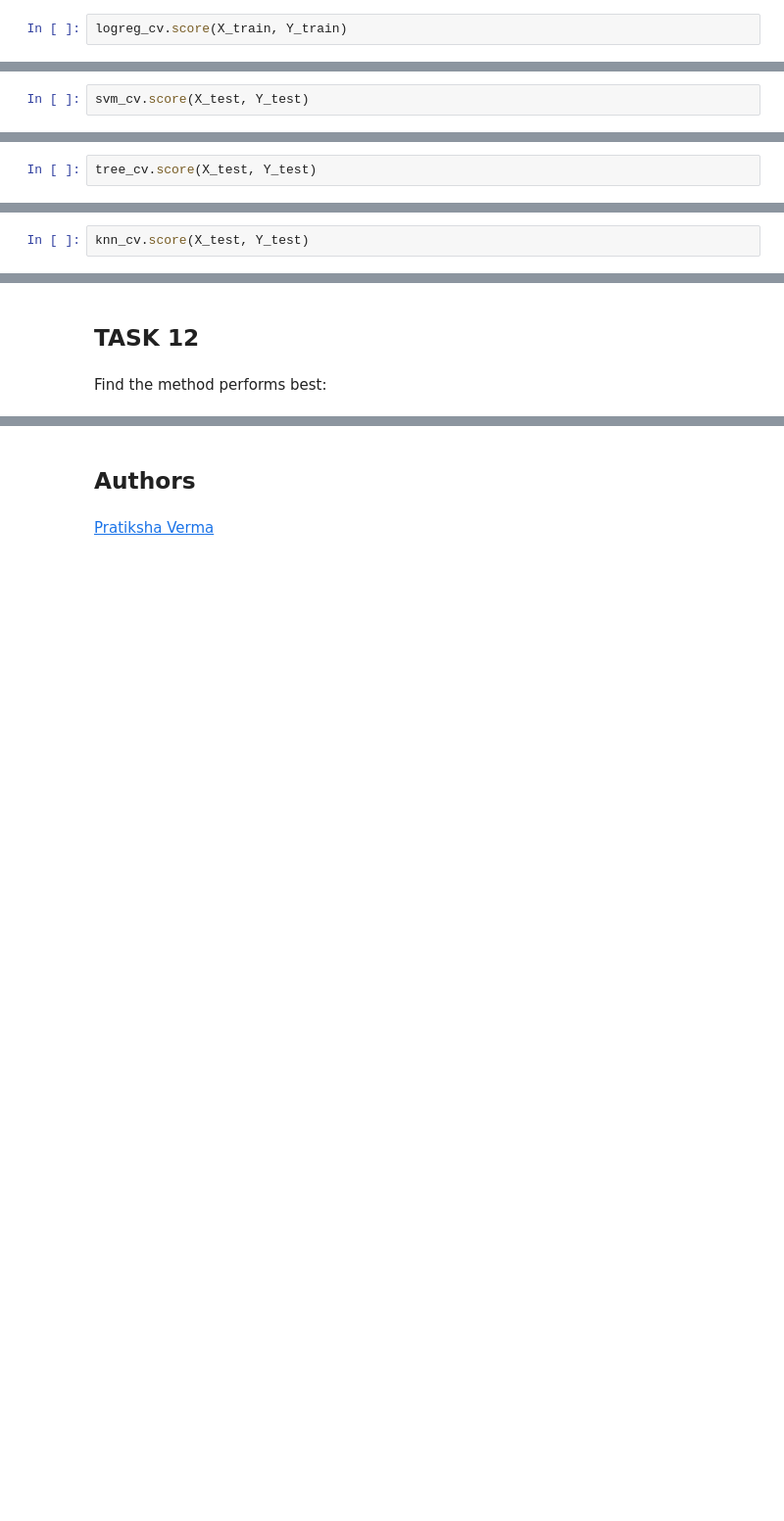
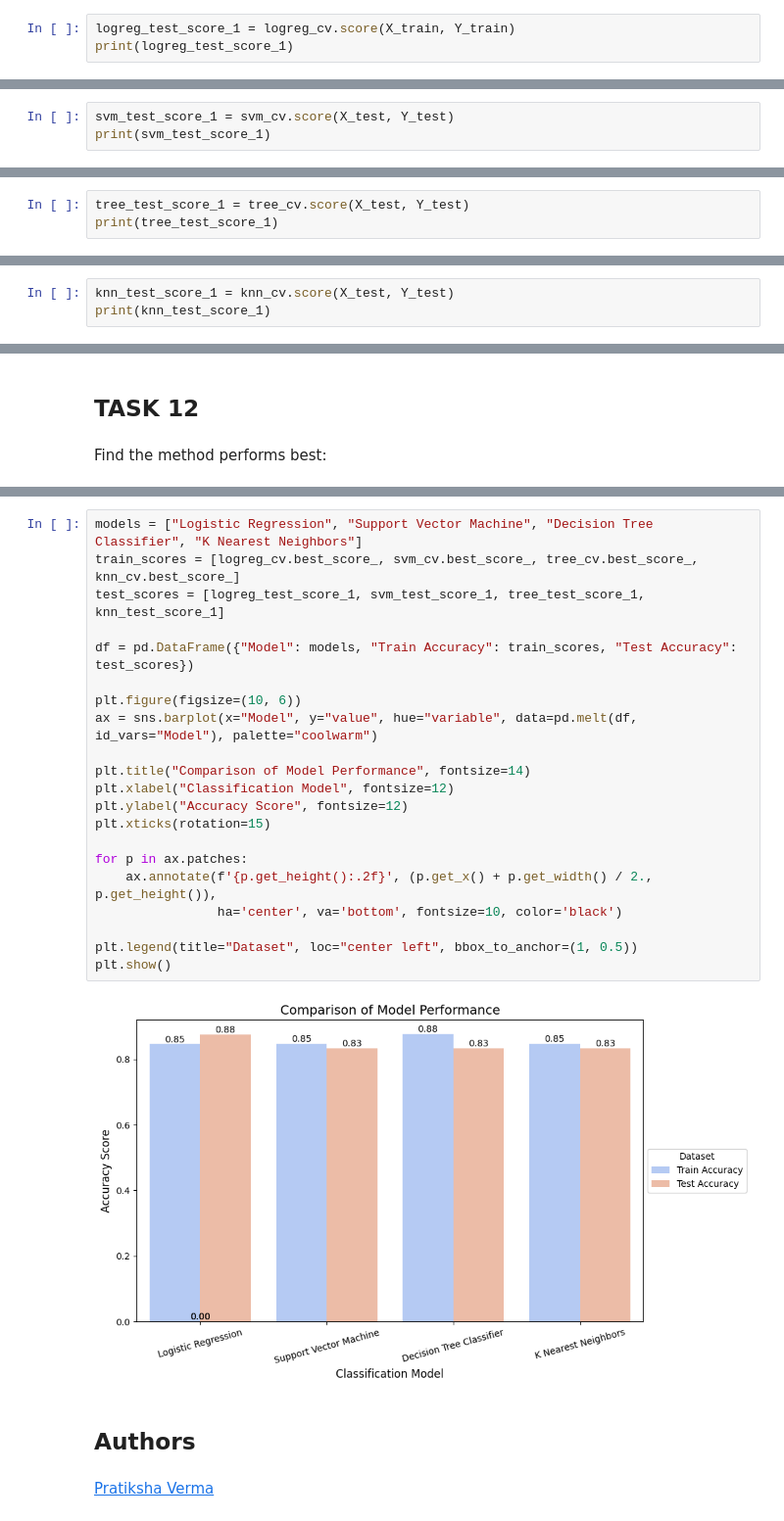
Before and after one commit to blue25blues/ads_capstone_202502, a Jupyter notebook: SpaceX_Machine Learning Prediction_Part_5.ipynb, the cells around one changed output, grey strips where cells are left out. Shown at 98% size. Cells and saved outputs as stored; diff of their text form; blank space fills up the shorter version.

Commit message:
Module4-Lab: Machine Learning Prediction

```diff
--- a/SpaceX_Machine Learning Prediction_Part_5.ipynb
+++ b/SpaceX_Machine Learning Prediction_Part_5.ipynb
@@ -210,7 +217,8 @@ accuracy : 0.8464285714285713
 # %% [markdown]
 Calculate the accuracy on the test data using the method <code>score</code>:
 # %%
-logreg_cv.score(X_train, Y_train)
+logreg_test_score_1 = logreg_cv.score(X_train, Y_train)
+print(logreg_test_score_1)
 # %% [output]
 0.875
 # %% [markdown]
@@ -270,7 +266,8 @@ accuracy : 0.8482142857142856
 # %% [markdown]
 Calculate the accuracy on the test data using the method <code>score</code>:
 # %%
-svm_cv.score(X_test, Y_test)
+svm_test_score_1 = svm_cv.score(X_test, Y_test)
+print(svm_test_score_1)
 # %% [output]
 0.8333333333333334
 # %% [markdown]
@@ -332,5 +329,6 @@ accuracy : 0.8625
 # %% [markdown]
 Calculate the accuracy of tree_cv on the test data using the method <code>score</code>:
 # %%
-tree_cv.score(X_test, Y_test)
+tree_test_score_1 = tree_cv.score(X_test, Y_test)
+print(tree_test_score_1)
 # %% [output]
@@ -371,7 +369,8 @@ accuracy : 0.8482142857142858
 # %% [markdown]
 Calculate the accuracy of knn_cv on the test data using the method <code>score</code>:
 # %%
-knn_cv.score(X_test, Y_test)
+knn_test_score_1 = knn_cv.score(X_test, Y_test)
+print(knn_test_score_1)
 # %% [output]
 0.8333333333333334
 # %% [markdown]
@@ -390,3 +387,26 @@ Find the method performs best:
+# %%
+models = ["Logistic Regression", "Support Vector Machine", "Decision Tree Classifier", "K Nearest Neighbors"]
+train_scores = [logreg_cv.best_score_, svm_cv.best_score_, tree_cv.best_score_, knn_cv.best_score_]
+test_scores = [logreg_test_score_1, svm_test_score_1, tree_test_score_1, knn_test_score_1]
+
+df = pd.DataFrame({"Model": models, "Train Accuracy": train_scores, "Test Accuracy": test_scores})
+
+plt.figure(figsize=(10, 6))
+ax = sns.barplot(x="Model", y="value", hue="variable", data=pd.melt(df, id_vars="Model"), palette="coolwarm")
+
+plt.title("Comparison of Model Performance", fontsize=14)
+plt.xlabel("Classification Model", fontsize=12)
+plt.ylabel("Accuracy Score", fontsize=12)
+plt.xticks(rotation=15)
+
+for p in ax.patches:
+    ax.annotate(f'{p.get_height():.2f}', (p.get_x() + p.get_width() / 2., p.get_height()),
+                ha='center', va='bottom', fontsize=10, color='black')
+
+plt.legend(title="Dataset", loc="center left", bbox_to_anchor=(1, 0.5))
+plt.show()
+# %% [output]
+[figure, added]
 # %% [markdown]
 ## Authors
 # %% [markdown]
```
Also changed, not shown: parts of 10 cells of this notebook.
